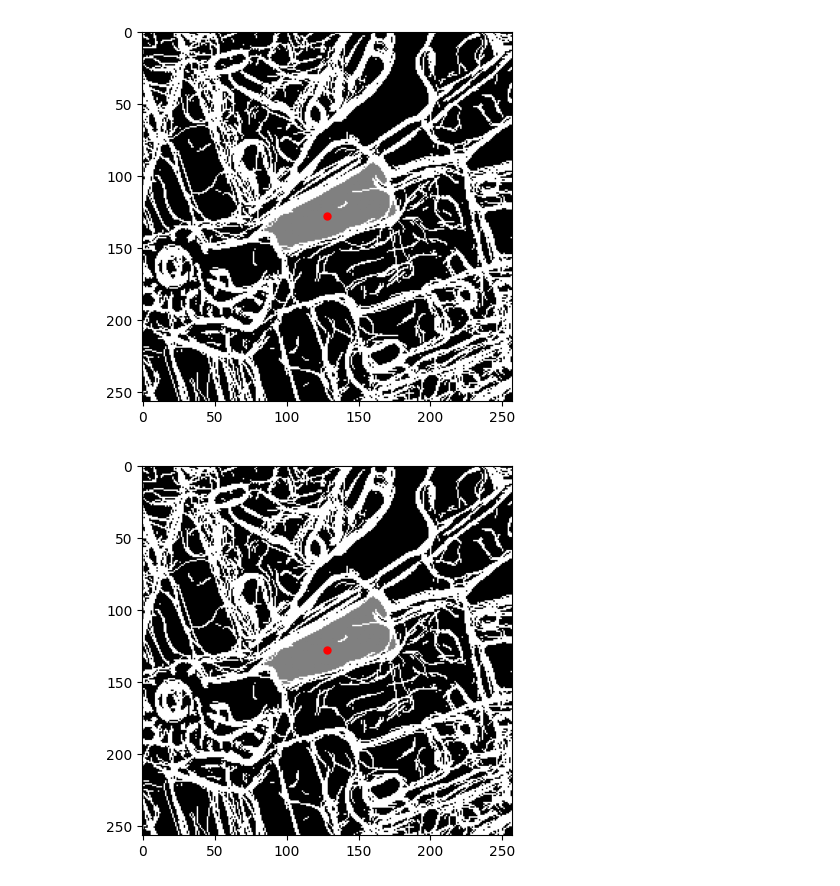
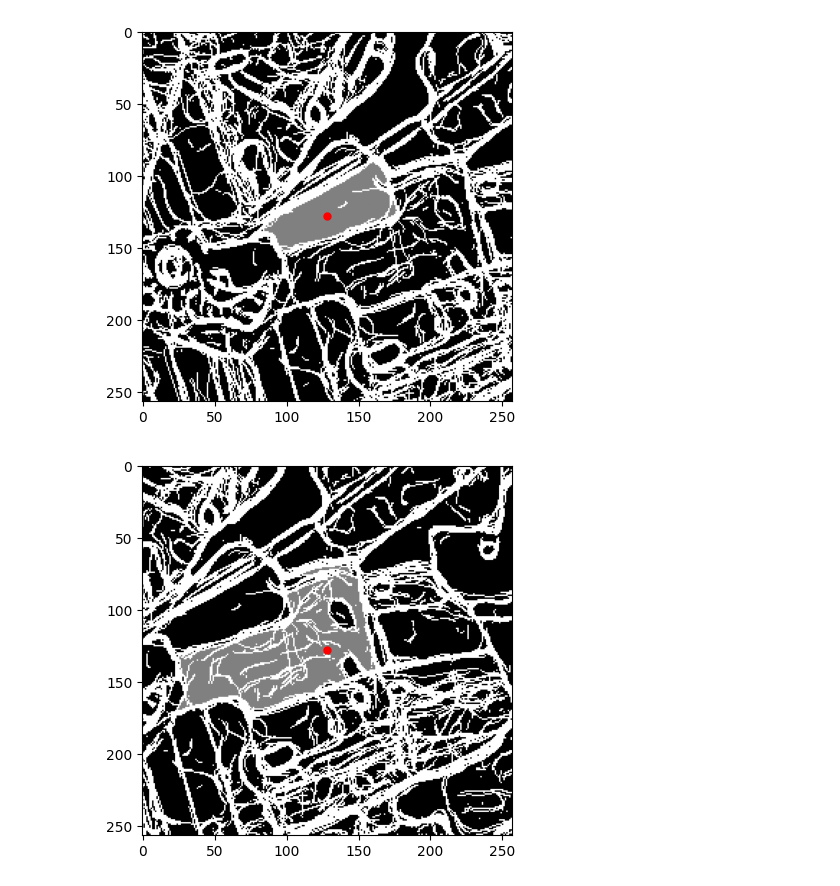
Before and after one commit to filipkorthals/UAVRoutePlanning, a Jupyter notebook: jupyter_notebooks/edges_detection_hysteresis_thresholding.ipynb, the cells around one changed output. Cells and saved outputs as stored; diff of their text form; code cells hidden in the pictures.

Commit message:
Repaired point placement

```diff
--- a/jupyter_notebooks/edges_detection_hysteresis_thresholding.ipynb
+++ b/jupyter_notebooks/edges_detection_hysteresis_thresholding.ipynb
@@ -14,7 +14,8 @@ class EdgeDetector:
 
     def __init__(self, time_periods: list, points: list[ee.Geometry.Point]):
         self.__time_periods = time_periods
-        self.__points = ee.FeatureCollection([ee.Feature(point) for point in points])
+        self.__projection = ee.Projection('EPSG:3857')
+        self.__points = ee.FeatureCollection([ee.Feature(point.transform(self.__projection)) for point in points])
         self.__map_center = self.__points.geometry().centroid()
         self.__cloud_filter_threshold = 5
 
@@ -148,7 +149,8 @@ class AreaDetector:
         # TODO: try to save rectangles in object to save time while detecting more areas at the same block
 
         # select buffer around provided point
-        buffer = point.buffer((self.__patch_size / 2) * self.__img_resolution, proj=self.__projection)
+        point_reprojected = point.transform(self.__projection)
+        buffer = point_reprojected.buffer((self.__patch_size / 2) * self.__img_resolution, proj=self.__projection)
 
         # Reproject image to better resolution
         img = self.__edge_map.reproject(self.__projection, None, 5)
@@ -175,16 +177,16 @@ class AreaDetector:
         patch_size = 256
         img_resolution = 5
 
-        point = ee.Geometry.Point([latitude, longitude]).transform(self.__projection) # point is created as EPSG:4326 projection by default
+        point_reprojected = point.transform(self.__projection) # point is created as EPSG:4326 projection by default
 
-        buffer = point.buffer((patch_size / 2) * img_resolution, proj=self.__projection) # selecting buffer around point
-        detected_edges = self.move_rectangle_to_numpy(point)
+        buffer = point_reprojected.buffer((patch_size / 2) * img_resolution, proj=self.__projection) # selecting buffer around point
+        detected_edges = self.move_rectangle_to_numpy(point_reprojected)
 
         buffer_origin = buffer.bounds(proj=self.__projection).coordinates().getInfo()[0][1]
         buffer_origin = ee.Geometry.Point(buffer_origin, self.__projection)
         base = buffer_origin.coordinates().getInfo() # base -> [y, x]
 
-        coordinates = point.coordinates().getInfo()
+        coordinates = point_reprojected.coordinates().getInfo()
 
         y = int(round((coordinates[1] - base[1]) / img_resolution))
         x = int(round((base[0] - coordinates[0]) / img_resolution))
@@ -357,17 +359,18 @@ img_array = areaDetector.detect_in_point(point)
 # %%
 """ Single area detection """
 
 longitude = 53.325556
 latitude = 18.443333
-point = ee.Geometry.Point([18.445007, 53.325876])
+
+point = ee.Geometry.Point([18.448611, 53.324167])
 time_periods = [['2017-06-01', '2017-09-01'], ['2018-06-01', '2018-09-01'], ['2019-06-01', '2019-09-01'], ['2020-06-01', '2020-09-01'], ['2021-06-01', '2021-09-01'], ['2022-06-01', '2022-09-01'], ['2023-06-01', '2023-09-01'], ['2024-06-01', '2024-09-01']]
 
 detector = EdgeDetector(time_periods, [point])
 map = detector.detect_and_return_merged_bands(['B4', 'B3', 'B2'], [110 if i % 2 == 0 else 120 for i in range(6)], [5, 11, 4], 5)
 
 import matplotlib.pyplot as plt
 
 areaDetector = AreaDetector(map)
 img_array = areaDetector.detect_in_point(point)
 # %% [output]
-[figure, old version]
+[figure, new version]
```
Also changed, not shown: parts of 1 cell of this notebook.
